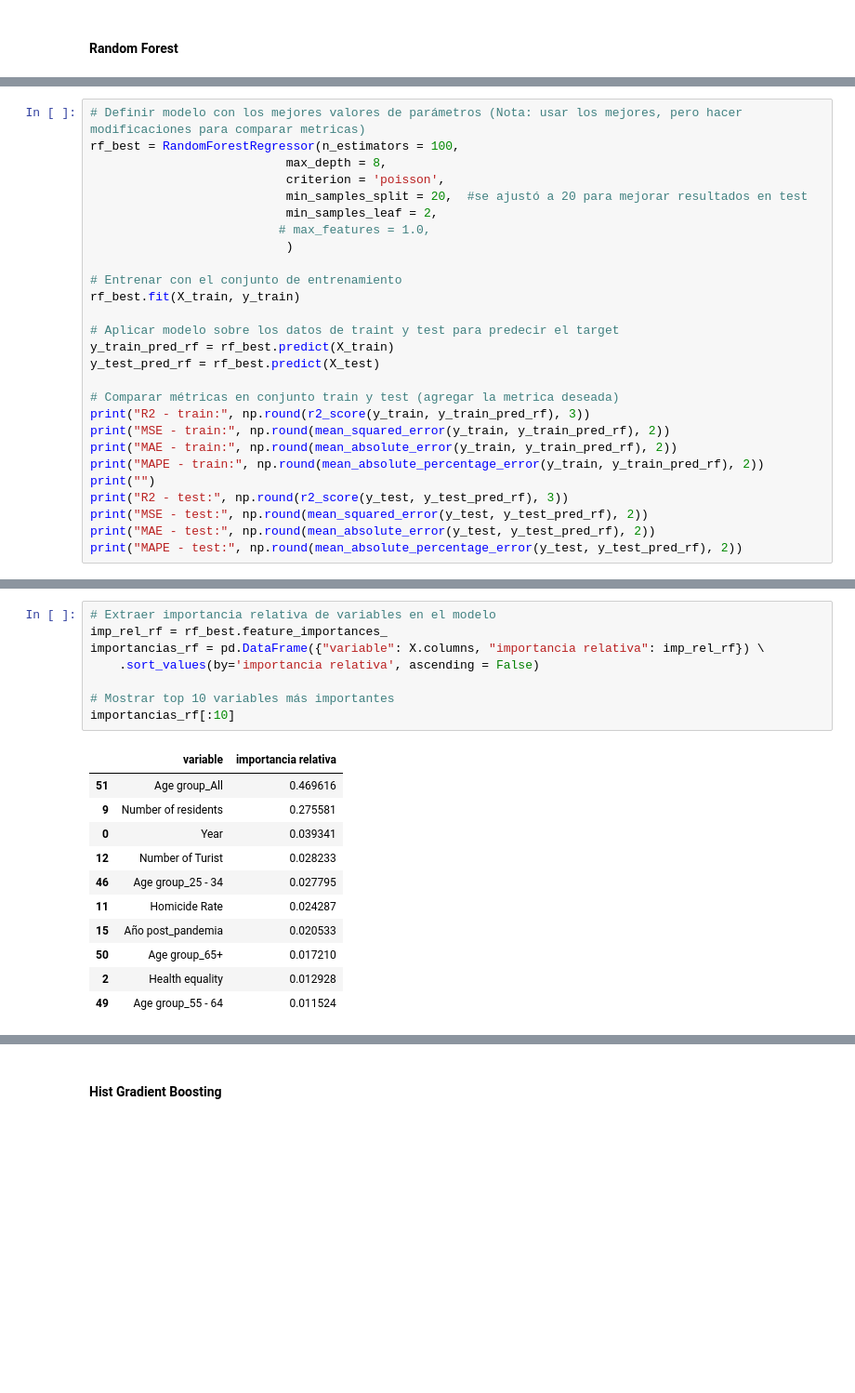
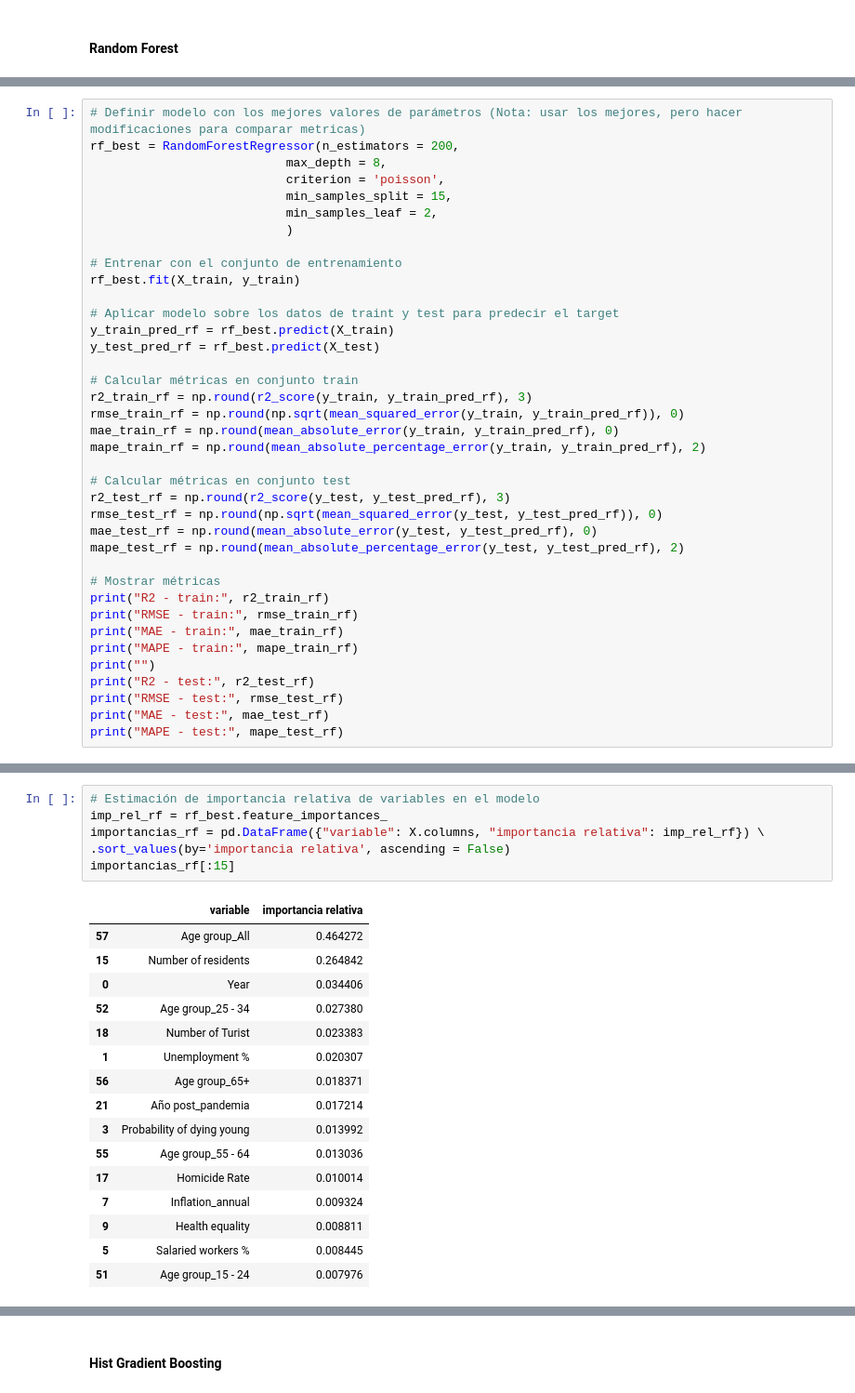
Before and after one commit to ERIDEZ/IFM_TMF, a Jupyter notebook: Notebooks y scripts/Etapa 4 - Machine Learning - Prediccion directa.ipynb, the cells around one changed output, grey strips where cells are left out. Shown: that part at 93% size. Saved outputs shown, nothing was run; the diff lists cells and outputs as text; blank space fills up the shorter version.

```diff
--- a/Notebooks y scripts/Etapa 4 - Machine Learning - Prediccion directa.ipynb
+++ b/Notebooks y scripts/Etapa 4 - Machine Learning - Prediccion directa.ipynb
@@ -514,11 +633,10 @@ NameError: name 'X2_train' is not defined
 # %%
 # Definir modelo con los mejores valores de parámetros (Nota: usar los mejores, pero hacer modificaciones para comparar metricas)
-rf_best = RandomForestRegressor(n_estimators = 100,
+rf_best = RandomForestRegressor(n_estimators = 200,
                            max_depth = 8,
                            criterion = 'poisson',
-                           min_samples_split = 20,  #se ajustó a 20 para mejorar resultados en test
+                           min_samples_split = 15,
                            min_samples_leaf = 2,
-                          # max_features = 1.0,
                            )
 
 # Entrenar con el conjunto de entrenamiento
@@ -528,14 +646,26 @@ rf_best.fit(X_train, y_train)
 y_train_pred_rf = rf_best.predict(X_train)
 y_test_pred_rf = rf_best.predict(X_test)
 
-# Comparar métricas en conjunto train y test (agregar la metrica deseada)
-print("R2 - train:", np.round(r2_score(y_train, y_train_pred_rf), 3))
-print("MSE - train:", np.round(mean_squared_error(y_train, y_train_pred_rf), 2))
-print("MAE - train:", np.round(mean_absolute_error(y_train, y_train_pred_rf), 2))
-print("MAPE - train:", np.round(mean_absolute_percentage_error(y_train, y_train_pred_rf), 2))
+# Calcular métricas en conjunto train
+r2_train_rf = np.round(r2_score(y_train, y_train_pred_rf), 3)
+rmse_train_rf = np.round(np.sqrt(mean_squared_error(y_train, y_train_pred_rf)), 0)
+mae_train_rf = np.round(mean_absolute_error(y_train, y_train_pred_rf), 0)
+mape_train_rf = np.round(mean_absolute_percentage_error(y_train, y_train_pred_rf), 2)
+
+# Calcular métricas en conjunto test
+r2_test_rf = np.round(r2_score(y_test, y_test_pred_rf), 3)
+rmse_test_rf = np.round(np.sqrt(mean_squared_error(y_test, y_test_pred_rf)), 0)
+mae_test_rf = np.round(mean_absolute_error(y_test, y_test_pred_rf), 0)
+mape_test_rf = np.round(mean_absolute_percentage_error(y_test, y_test_pred_rf), 2)
+
+# Mostrar métricas
+print("R2 - train:", r2_train_rf)
+print("RMSE - train:", rmse_train_rf)
+print("MAE - train:", mae_train_rf)
+print("MAPE - train:", mape_train_rf)
 print("")
-print("R2 - test:", np.round(r2_score(y_test, y_test_pred_rf), 3))
-print("MSE - test:", np.round(mean_squared_error(y_test, y_test_pred_rf), 2))
-print("MAE - test:", np.round(mean_absolute_error(y_test, y_test_pred_rf), 2))
-print("MAPE - test:", np.round(mean_absolute_percentage_error(y_test, y_test_pred_rf), 2))
+print("R2 - test:", r2_test_rf)
+print("RMSE - test:", rmse_test_rf)
+print("MAE - test:", mae_test_rf)
+print("MAPE - test:", mape_test_rf)
 # %% [output]
@@ -551,20 +681,23 @@ MAPE - test: 0.82
 # %%
-# Extraer importancia relativa de variables en el modelo
+# Estimación de importancia relativa de variables en el modelo
 imp_rel_rf = rf_best.feature_importances_
 importancias_rf = pd.DataFrame({"variable": X.columns, "importancia relativa": imp_rel_rf}) \
-    .sort_values(by='importancia relativa', ascending = False)
-
-# Mostrar top 10 variables más importantes
-importancias_rf[:10]
+.sort_values(by='importancia relativa', ascending = False)
+importancias_rf[:15]
 # %% [output]
 |  | variable | importancia relativa |
-| 51 | Age group_All | 0.469616 |
-| 9 | Number of residents | 0.275581 |
-| 0 | Year | 0.039341 |
-| 12 | Number of Turist | 0.028233 |
-| 46 | Age group_25 - 34 | 0.027795 |
-| 11 | Homicide Rate | 0.024287 |
-| 15 | Año post_pandemia | 0.020533 |
-| 50 | Age group_65+ | 0.017210 |
-| 2 | Health equality | 0.012928 |
-| 49 | Age group_55 - 64 | 0.011524 |
+| 57 | Age group_All | 0.464272 |
+| 15 | Number of residents | 0.264842 |
+| 0 | Year | 0.034406 |
+| 52 | Age group_25 - 34 | 0.027380 |
+| 18 | Number of Turist | 0.023383 |
+| 1 | Unemployment % | 0.020307 |
+| 56 | Age group_65+ | 0.018371 |
+| 21 | Año post_pandemia | 0.017214 |
+| 3 | Probability of dying young | 0.013992 |
+| 55 | Age group_55 - 64 | 0.013036 |
+| 17 | Homicide Rate | 0.010014 |
+| 7 | Inflation_annual | 0.009324 |
+| 9 | Health equality | 0.008811 |
+| 5 | Salaried workers % | 0.008445 |
+| 51 | Age group_15 - 24 | 0.007976 |
```
Also changed, not shown: parts of 59 cells of this notebook, 22 other files.
